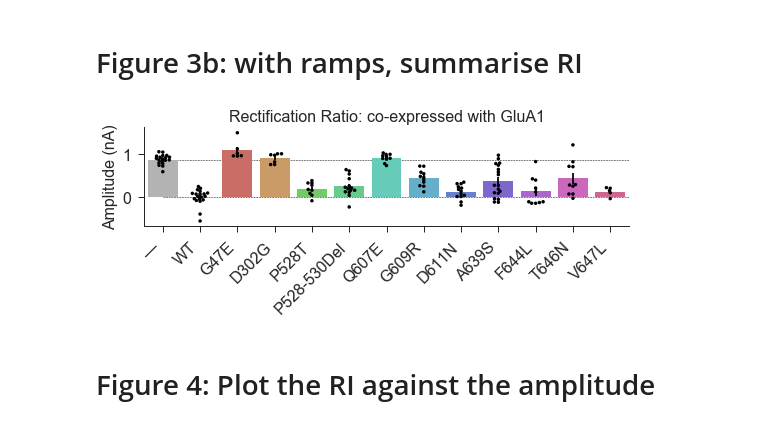
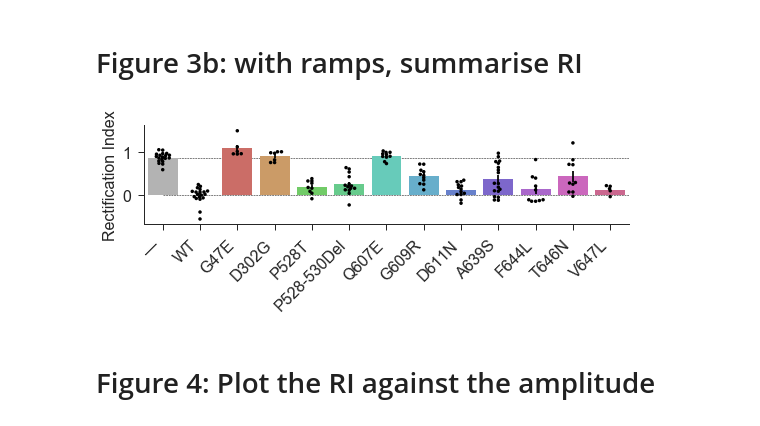
Before and after one commit to KullmannLab/AMPA_Synaptopathies, a Jupyter notebook: GluA2_graphs_March_Resub.ipynb, the cells around one changed output. Saved outputs shown, nothing was run; the diff lists cells and outputs as text; code cells hidden in the pictures.

```diff
--- a/GluA2_graphs_March_Resub.ipynb
+++ b/GluA2_graphs_March_Resub.ipynb
@@ -329,18 +329,18 @@ het_ramps_fig = plot_many_ramps(het_ramps_df, main_mutants)
 # %%
 # current at +40 as a percent of -70, normalised to WT
 
 # How do we put this into the previous figure?
 
 fig = plt.figure(figsize=(8,3))
 
-barplot_swarmplot_format(df=het_ramps_df, x='Mutant', y='RI_norm', title='Rectification Ratio: co-expressed with GluA1',
-                         convert_pA=False)
+barplot_swarmplot_format(df=het_ramps_df, x='Mutant', y='RI_norm', title=' ',
+                         convert_pA=False, ylabel='Rectification Index')
 
 save_fig('ramps_resub', fig)
 
 plt.show()
 # %% [output]
-[figure, old version]
+[figure, new version]
 # %% [markdown]
 # Figure 4: Plot the RI against the amplitude
 # %%
```
Also changed, not shown: parts of 7 cells of this notebook.
